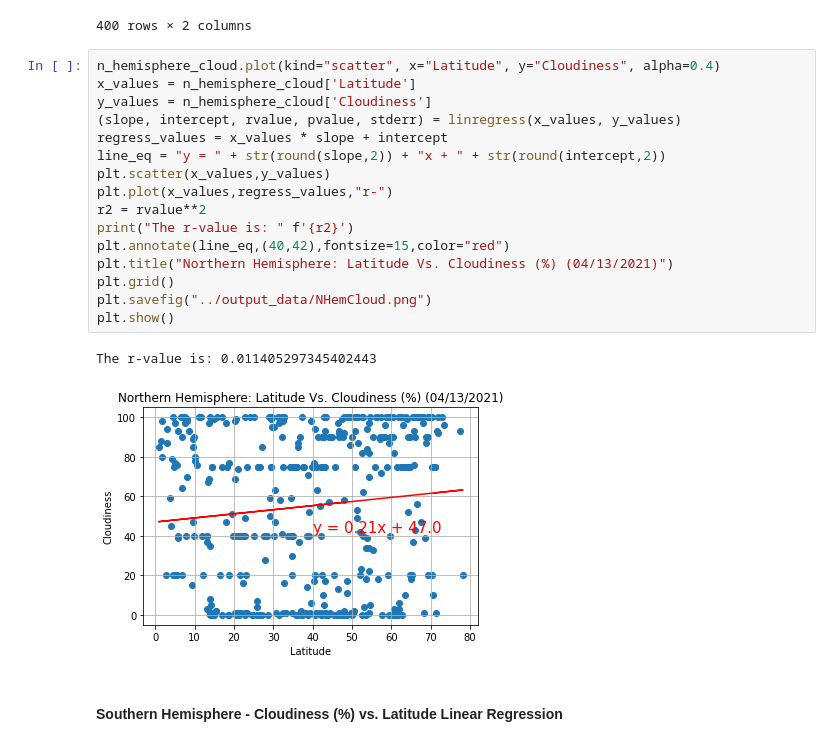
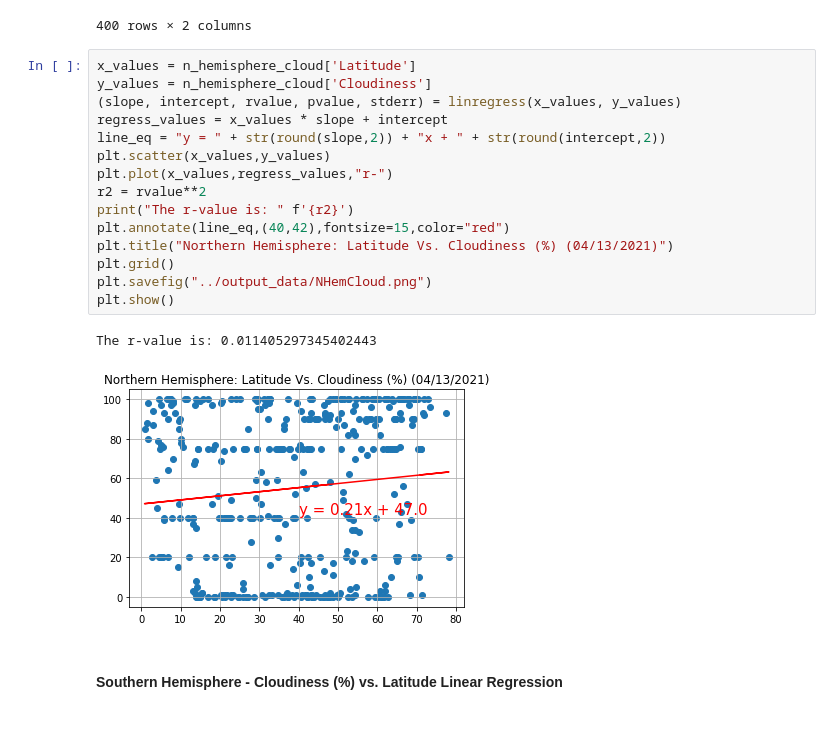
Before and after one commit to Trumane12311/python-api-challenge, a Jupyter notebook: starter_code/WeatherPy.ipynb, the cells around one changed output. Cells and saved outputs as stored; diff of their text form.

```diff
--- a/starter_code/WeatherPy.ipynb
+++ b/starter_code/WeatherPy.ipynb
@@ -458,24 +434,23 @@ n_hemisphere_cloud
 | 564 | 75 | 70.9963 |
 400 rows × 2 columns
 # %%
-n_hemisphere_cloud.plot(kind="scatter", x="Latitude", y="Cloudiness", alpha=0.4)
 x_values = n_hemisphere_cloud['Latitude']
 y_values = n_hemisphere_cloud['Cloudiness']
 (slope, intercept, rvalue, pvalue, stderr) = linregress(x_values, y_values)
 regress_values = x_values * slope + intercept
 line_eq = "y = " + str(round(slope,2)) + "x + " + str(round(intercept,2))
 plt.scatter(x_values,y_values)
 plt.plot(x_values,regress_values,"r-")
 r2 = rvalue**2
 print("The r-value is: " f'{r2}')
 plt.annotate(line_eq,(40,42),fontsize=15,color="red")
 plt.title("Northern Hemisphere: Latitude Vs. Cloudiness (%) (04/13/2021)")
 plt.grid()
 plt.savefig("../output_data/NHemCloud.png")
 plt.show()
 # %% [output]
 The r-value is: 0.011405297345402443
-[figure, old version]
+[figure, new version]
 # %% [markdown]
 ####  Southern Hemisphere - Cloudiness (%) vs. Latitude Linear Regression
 # %%
```
Also changed, not shown: parts of 8 cells of this notebook.
